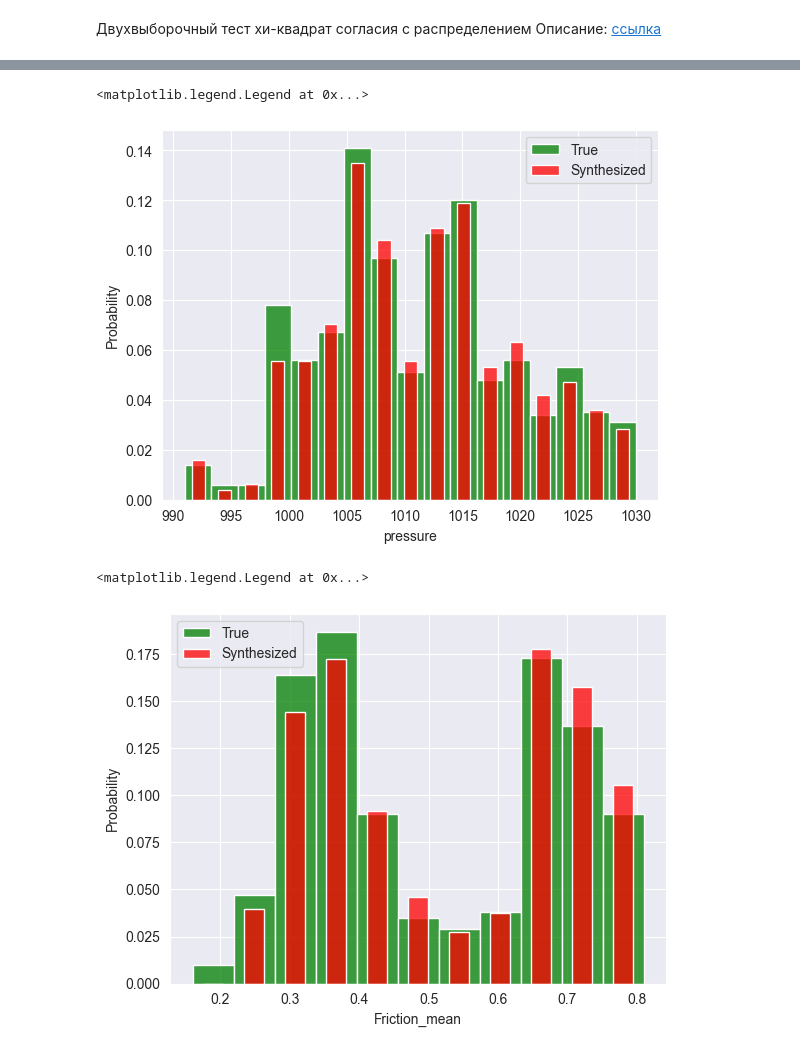
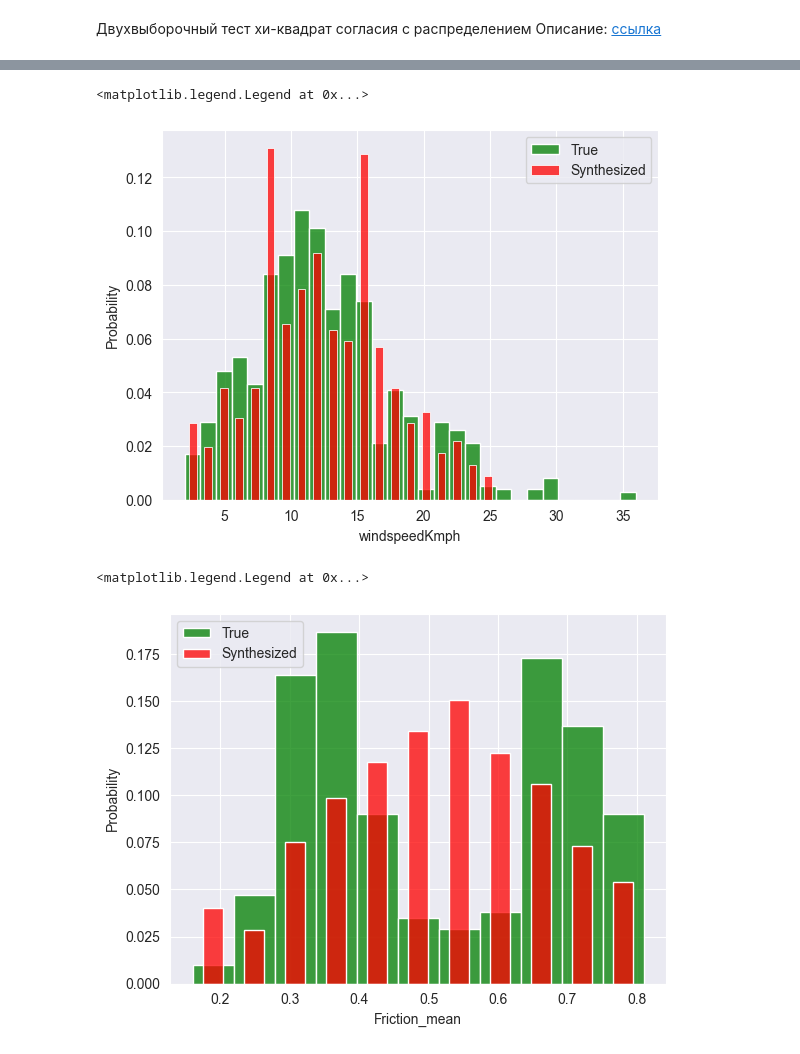
Before and after one commit to dmitry-grigorev/MultivarAnalysis, a Jupyter notebook: Lab3/Lab3notebook.ipynb, the cells around one changed output, grey strips where cells are left out. Cells and saved outputs as stored; diff of their text form; code cells hidden in the pictures.

```diff
--- a/Lab3/Lab3notebook.ipynb
+++ b/Lab3/Lab3notebook.ipynb
@@ -558,19 +890,26 @@ Index(['Friction_mean', 'Water_mean', 'Tsurf_mean', 'humidity', 'State_',
 bn_man = HybridBN(use_mixture=True, has_logit=False)
 bn_man.add_nodes(p.info)
 bn_man.edges = [
-    ['State_', 'Friction_mean'],
-    ['State_', 'humidity'],
-    ['State_', 'totalSnow_cm'],
-    ['FeelsLikeC', 'Tsurf_mean'],
-    ['Speed_mean', 'FeelsLikeC'],
-    ['Water_mean', 'Friction_mean'],
-    ['totalSnow_cm', 'Water_mean'],
-    ['Height_mean', 'pressure'],
-    ['Height_mean', 'FeelsLikeC'],
-    ['pressure', 'Speed_mean'],
-    ['Tsurf_mean', 'Friction_mean'],
-    ['humidity', 'Friction_mean'],
-    ['Height_mean', 'totalSnow_cm']
+['windspeedKmph', 'humidity'],
+['windspeedKmph', 'State_'],
+['pressure', 'windspeedKmph'],
+['moon_illumination', 'windspeedKmph'],
+
+['State_', 'Friction_mean'],
+['pressure', 'Friction_mean'],
+['Height_mean', 'Friction_mean'],
+['totalSnow_cm', 'Friction_mean'],
+['Water_mean', 'Friction_mean'],
+['moon_illumination', 'Friction_mean'],
+
+['humidity', 'FeelsLikeC'],
+['pressure', 'FeelsLikeC'],
+['Height_mean', 'FeelsLikeC'],
+['FeelsLikeC', 'Water_mean'],
+['moon_illumination', 'FeelsLikeC'],
+
+['windspeedKmph', 'Friction_mean'],
+['windspeedKmph', 'FeelsLikeC']
 ]
 # %% [markdown]
 ![](bn_man.png)
@@ -582,4 +921,7 @@ bn_man.plot(output='bn_man.html')
 bn_man.fit_parameters(data=sample1)
 # %%
 synthetic_man = bn_man.sample(1000, parall_count=1)
+# %%
+for feat in ['humidity', 'FeelsLikeC', 'State_', 'windspeedKmph']:
+    synthetic_man[feat] = synthetic_man[feat].astype(np.int32)
 # %%
@@ -617,6 +959,3 @@ KstestResult(statistic=0.7138057553956835, pvalue=4.179186392425583e-146)
-# %%
-for feat in ['humidity', 'pressure', 'FeelsLikeC', 'State_']:
-    synthetic_man[feat] = synthetic_man[feat].astype(np.int32)
 # %%
 bins = np.histogram_bin_edges(sample1['FeelsLikeC'], bins='auto')
 sns.histplot(x = sample1['FeelsLikeC'], color='green', stat = 'probability', label='True', bins=bins)
@@ -628,16 +967,16 @@ plt.legend()
 # %%
-bins = np.histogram_bin_edges(sample1['pressure'], bins='auto')
-sns.histplot(x = sample1['pressure'], color='green', stat = 'probability', label='True', bins=bins)
-sns.histplot(x = synthetic2['pressure'], color='red', stat = 'probability', label='Synthesized', bins=bins, shrink=0.5)
+bins = np.histogram_bin_edges(sample1['windspeedKmph'], bins='auto')
+sns.histplot(x = sample1['windspeedKmph'], color='green', stat = 'probability', label='True', bins=bins)
+sns.histplot(x = synthetic_man['windspeedKmph'], color='red', stat = 'probability', label='Synthesized', bins=bins, shrink=0.5)
 plt.legend()
 # %% [output]
 <matplotlib.legend.Legend at 0x...>
-[figure, old version]
+[figure, new version]
 # %%
 bins = np.histogram_bin_edges(sample1['Friction_mean'], bins='auto')
 sns.histplot(x = sample1['Friction_mean'], color='green', stat = 'probability', label='True', bins=bins)
-sns.histplot(x = synthetic2['Friction_mean'], color='red', stat = 'probability', label='Synthesized', bins=bins, shrink=0.5)
+sns.histplot(x = synthetic_man['Friction_mean'], color='red', stat = 'probability', label='Synthesized', bins=bins, shrink=0.5)
 plt.legend()
 # %% [output]
 <matplotlib.legend.Legend at 0x...>
-[figure, old version]
+[figure, new version]
```
Also changed, not shown: parts of 104 cells of this notebook.
